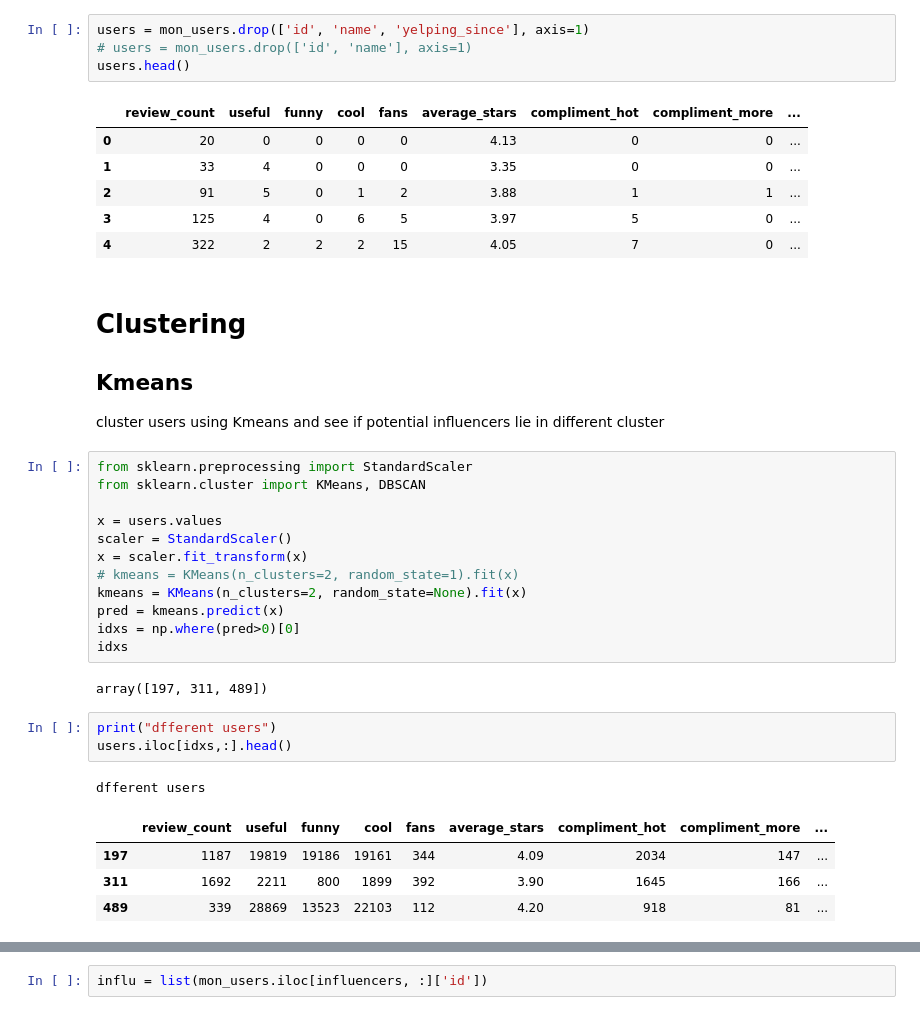
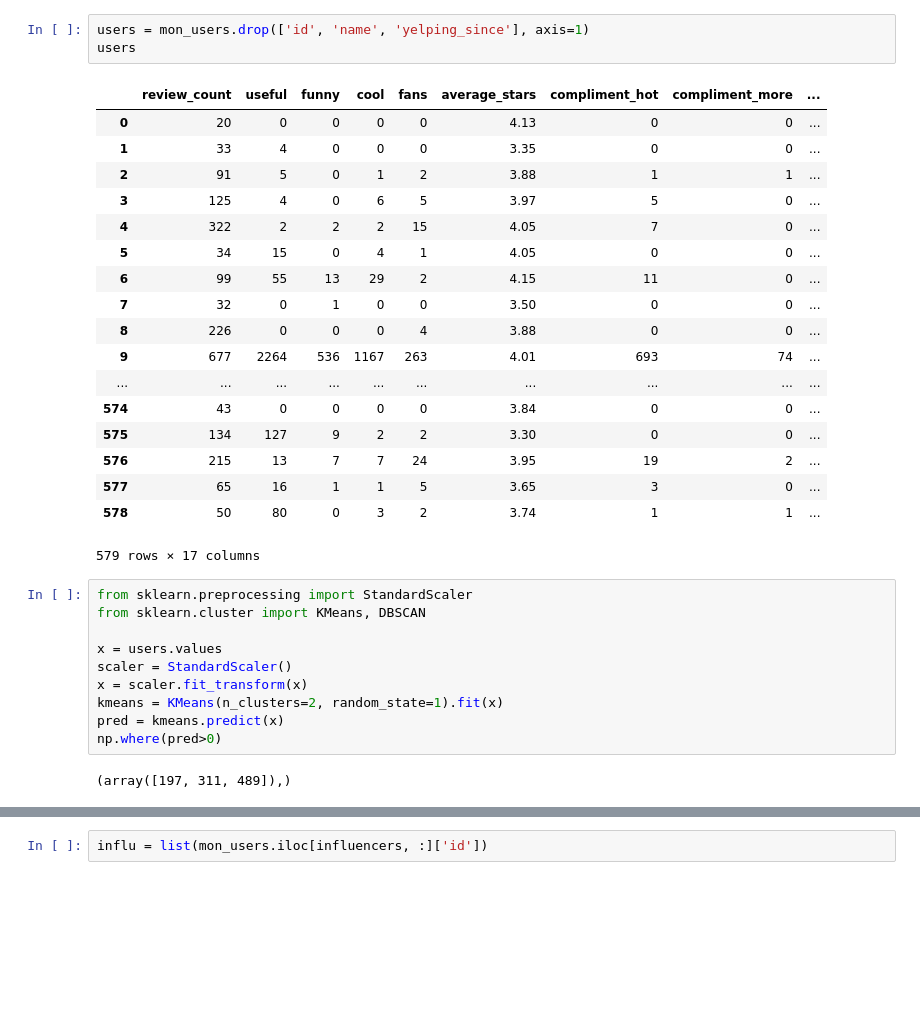
Before and after one commit to pulkitmaloo/Yelp-Dataset-Challenge, a Jupyter notebook: influencer_analysis_mon.ipynb, the cells around one changed output, grey strips where cells are left out. Saved outputs shown, nothing was run; the diff lists cells and outputs as text; blank space fills up the shorter version.

Commit message:
updated influencers

```diff
--- a/influencer_analysis_mon.ipynb
+++ b/influencer_analysis_mon.ipynb
@@ -60,20 +98,26 @@ mon_users.head()
 | 4 | -AkgXdzDcdEvyXgKYJQW4w | Karli | 322 | 2013-01-09 00:00:00 | 2 | 2 | 2 | 15 | 4.05 | ... |
 # %%
 users = mon_users.drop(['id', 'name', 'yelping_since'], axis=1)
-# users = mon_users.drop(['id', 'name'], axis=1)
-users.head()
+users
 # %% [output]
 |  | review_count | useful | funny | cool | fans | average_stars | compliment_hot | compliment_more | ... |
 | 0 | 20 | 0 | 0 | 0 | 0 | 4.13 | 0 | 0 | ... |
 | 1 | 33 | 4 | 0 | 0 | 0 | 3.35 | 0 | 0 | ... |
 | 2 | 91 | 5 | 0 | 1 | 2 | 3.88 | 1 | 1 | ... |
 | 3 | 125 | 4 | 0 | 6 | 5 | 3.97 | 5 | 0 | ... |
 | 4 | 322 | 2 | 2 | 2 | 15 | 4.05 | 7 | 0 | ... |
+| 5 | 34 | 15 | 0 | 4 | 1 | 4.05 | 0 | 0 | ... |
+| 6 | 99 | 55 | 13 | 29 | 2 | 4.15 | 11 | 0 | ... |
+| 7 | 32 | 0 | 1 | 0 | 0 | 3.50 | 0 | 0 | ... |
+| 8 | 226 | 0 | 0 | 0 | 4 | 3.88 | 0 | 0 | ... |
+| 9 | 677 | 2264 | 536 | 1167 | 263 | 4.01 | 693 | 74 | ... |
+| ... | ... | ... | ... | ... | ... | ... | ... | ... | ... |
+| 574 | 43 | 0 | 0 | 0 | 0 | 3.84 | 0 | 0 | ... |
+| 575 | 134 | 127 | 9 | 2 | 2 | 3.30 | 0 | 0 | ... |
+| 576 | 215 | 13 | 7 | 7 | 24 | 3.95 | 19 | 2 | ... |
+| 577 | 65 | 16 | 1 | 1 | 5 | 3.65 | 3 | 0 | ... |
+| 578 | 50 | 80 | 0 | 3 | 2 | 3.74 | 1 | 1 | ... |
+579 rows × 17 columns
-# %% [markdown]
-# Clustering
-## Kmeans
-
-cluster users using Kmeans and see if potential influencers lie in different cluster
 # %%
 from sklearn.preprocessing import StandardScaler
 from sklearn.cluster import KMeans, DBSCAN
@@ -81,19 +125,8 @@ from sklearn.cluster import KMeans, DBSCAN
 x = users.values
 scaler = StandardScaler()
 x = scaler.fit_transform(x)
-# kmeans = KMeans(n_clusters=2, random_state=1).fit(x)
-kmeans = KMeans(n_clusters=2, random_state=None).fit(x)
+kmeans = KMeans(n_clusters=2, random_state=1).fit(x)
 pred = kmeans.predict(x)
-idxs = np.where(pred>0)[0]
-idxs
+np.where(pred>0)
 # %% [output]
-array([197, 311, 489])
+(array([197, 311, 489]),)
-# %%
-print("dfferent users")
-users.iloc[idxs,:].head()
-# %% [output]
-dfferent users
-|  | review_count | useful | funny | cool | fans | average_stars | compliment_hot | compliment_more | ... |
-| 197 | 1187 | 19819 | 19186 | 19161 | 344 | 4.09 | 2034 | 147 | ... |
-| 311 | 1692 | 2211 | 800 | 1899 | 392 | 3.90 | 1645 | 166 | ... |
-| 489 | 339 | 28869 | 13523 | 22103 | 112 | 4.20 | 918 | 81 | ... |
```
Also changed, not shown: parts of 24 cells of this notebook.
